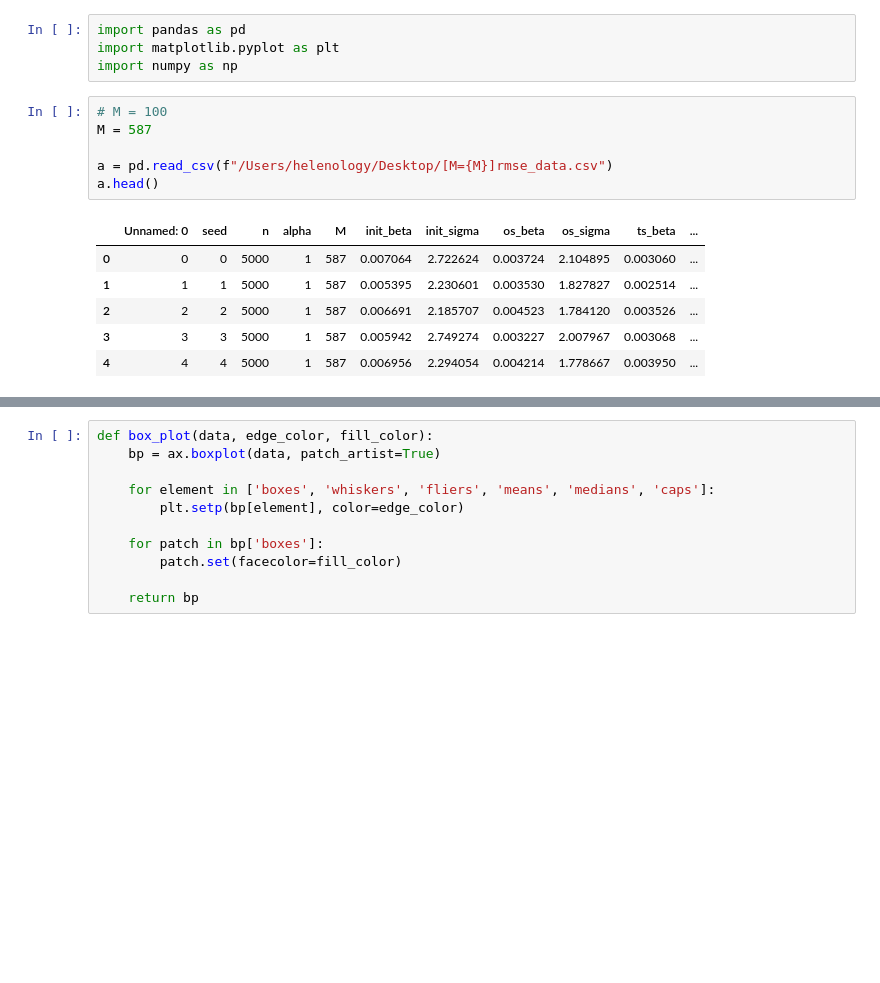
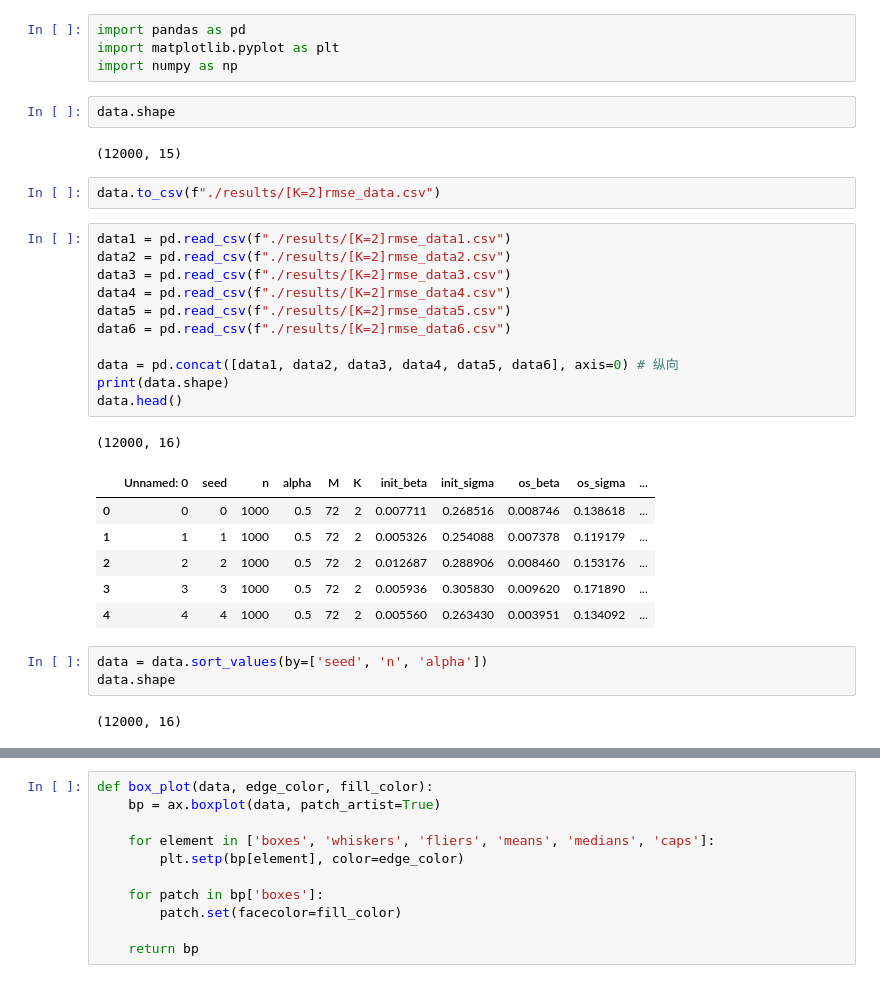
Before and after one commit to Helenology/Paper_Crowdsourcing, a Jupyter notebook: codes/plot_results.ipynb, the cells around one changed output, grey strips where cells are left out. Drawn from its saved outputs; the diff is of its cells as text; blank space fills up the shorter version.

```diff
--- a/codes/plot_results.ipynb
+++ b/codes/plot_results.ipynb
@@ -2,16 +2,33 @@
 import pandas as pd
 import matplotlib.pyplot as plt
 import numpy as np
+# %%
+data.shape
+# %% [output]
+(12000, 15)
+# %%
+data.to_csv(f"./results/[K=2]rmse_data.csv")
 # %%
-# M = 100
-M = 587
+data1 = pd.read_csv(f"./results/[K=2]rmse_data1.csv")
+data2 = pd.read_csv(f"./results/[K=2]rmse_data2.csv")
+data3 = pd.read_csv(f"./results/[K=2]rmse_data3.csv")
+data4 = pd.read_csv(f"./results/[K=2]rmse_data4.csv")
+data5 = pd.read_csv(f"./results/[K=2]rmse_data5.csv")
+data6 = pd.read_csv(f"./results/[K=2]rmse_data6.csv")
 
-a = pd.read_csv(f"/Users/helenology/Desktop/[M={M}]rmse_data.csv")
-a.head()
+data = pd.concat([data1, data2, data3, data4, data5, data6], axis=0) # 纵向
+print(data.shape)
+data.head()
 # %% [output]
+(12000, 16)
-|  | Unnamed: 0 | seed | n | alpha | M | init_beta | init_sigma | os_beta | os_sigma | ts_beta | ... |
-| 0 | 0 | 0 | 5000 | 1 | 587 | 0.007064 | 2.722624 | 0.003724 | 2.104895 | 0.003060 | ... |
-| 1 | 1 | 1 | 5000 | 1 | 587 | 0.005395 | 2.230601 | 0.003530 | 1.827827 | 0.002514 | ... |
-| 2 | 2 | 2 | 5000 | 1 | 587 | 0.006691 | 2.185707 | 0.004523 | 1.784120 | 0.003526 | ... |
-| 3 | 3 | 3 | 5000 | 1 | 587 | 0.005942 | 2.749274 | 0.003227 | 2.007967 | 0.003068 | ... |
-| 4 | 4 | 4 | 5000 | 1 | 587 | 0.006956 | 2.294054 | 0.004214 | 1.778667 | 0.003950 | ... |
+|  | Unnamed: 0 | seed | n | alpha | M | K | init_beta | init_sigma | os_beta | os_sigma | ... |
+| 0 | 0 | 0 | 1000 | 0.5 | 72 | 2 | 0.007711 | 0.268516 | 0.008746 | 0.138618 | ... |
+| 1 | 1 | 1 | 1000 | 0.5 | 72 | 2 | 0.005326 | 0.254088 | 0.007378 | 0.119179 | ... |
+| 2 | 2 | 2 | 1000 | 0.5 | 72 | 2 | 0.012687 | 0.288906 | 0.008460 | 0.153176 | ... |
+| 3 | 3 | 3 | 1000 | 0.5 | 72 | 2 | 0.005936 | 0.305830 | 0.009620 | 0.171890 | ... |
+| 4 | 4 | 4 | 1000 | 0.5 | 72 | 2 | 0.005560 | 0.263430 | 0.003951 | 0.134092 | ... |
+# %%
+data = data.sort_values(by=['seed', 'n', 'alpha'])
+data.shape
+# %% [output]
+(12000, 16)
```
Also changed, not shown: parts of 10 cells of this notebook, 11 other files.
